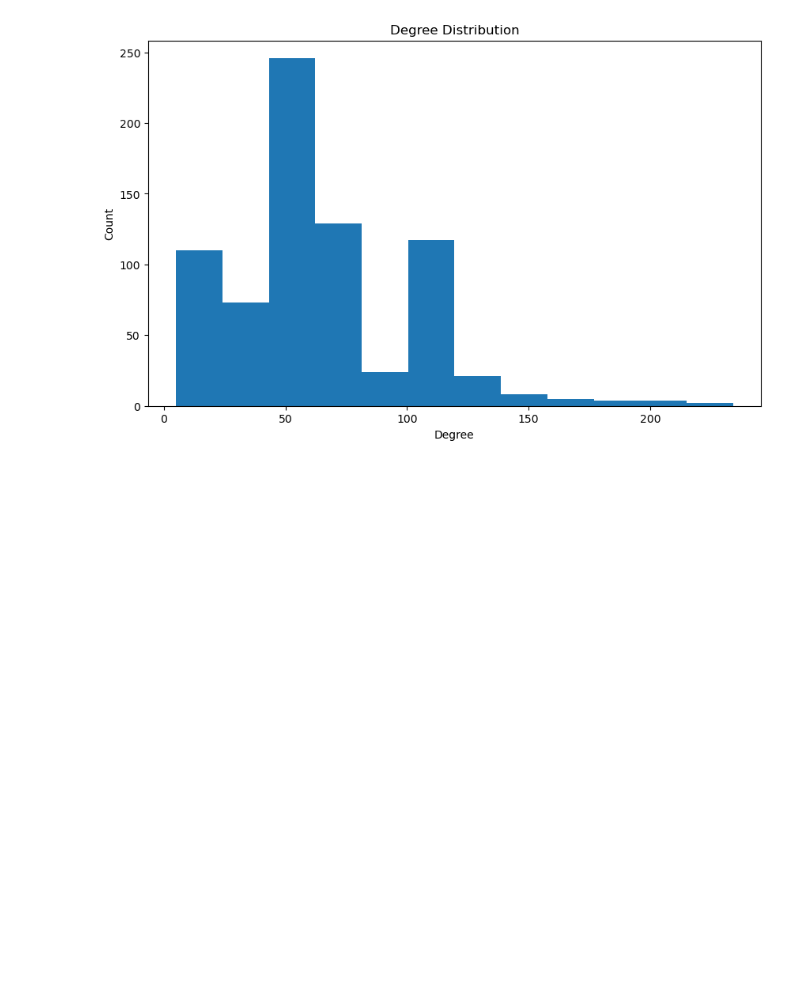
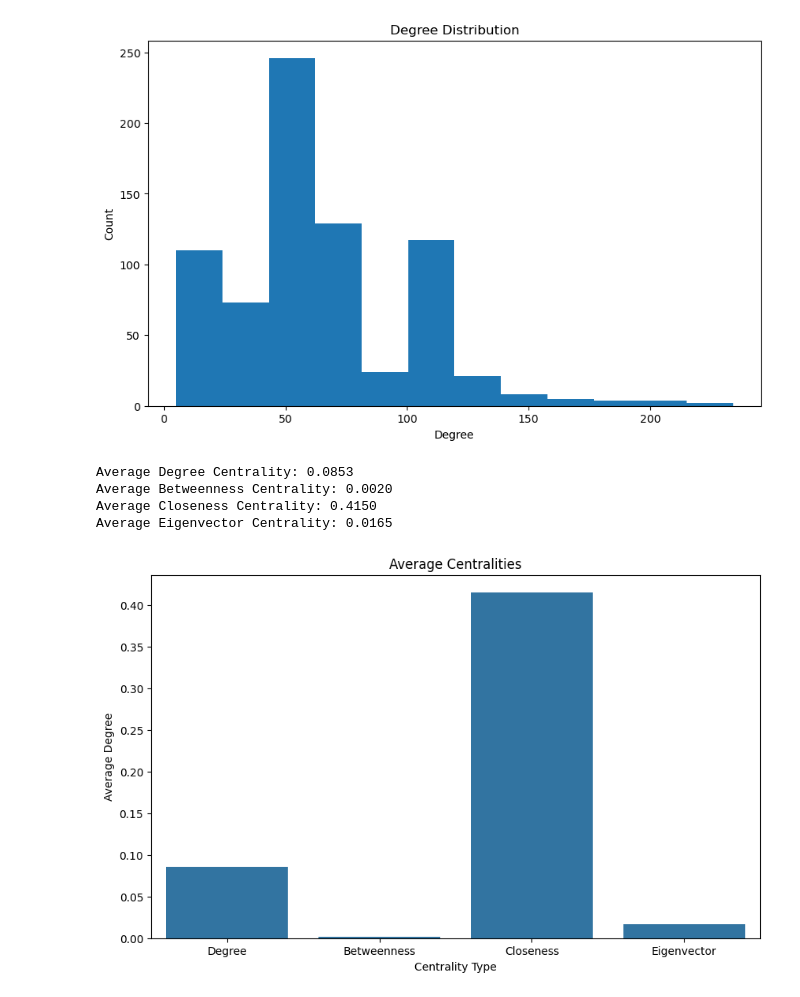
Before and after one commit to meteor123456/Spotify-Artist-Cooccurence, a Jupyter notebook: analysis.ipynb, the cells around one changed output. Drawn from its saved outputs; the diff is of its cells as text; code cells hidden in the pictures; blank space fills up the shorter version.

Commit message:
updated analysis notebook with centrality analyses

```diff
--- a/analysis.ipynb
+++ b/analysis.ipynb
@@ -39,3 +39,34 @@ plt.title("Degree Distribution")
 plt.show()
 # %% [output]
 [figure]
+# %%
+g = nx.read_graphml("/content/artists_graph_connected_30.graphml")
+
+degree_centrality = nx.degree_centrality(g)
+betweenness_centrality = nx.betweenness_centrality(g)
+closeness_centrality = nx.closeness_centrality(g)
+eigenvector_centrality = nx.eigenvector_centrality(g)
+
+average_degree_centrality = np.mean(list(degree_centrality.values()))
+average_betweenness_centrality = np.mean(list(betweenness_centrality.values()))
+average_closeness_centrality = np.mean(list(closeness_centrality.values()))
+average_eigenvector_centrality = np.mean(list(eigenvector_centrality.values()))
+
+print(f"Average Degree Centrality: {average_degree_centrality:.4f}")
+print(f"Average Betweenness Centrality: {average_betweenness_centrality:.4f}")
+print(f"Average Closeness Centrality: {average_closeness_centrality:.4f}")
+print(f"Average Eigenvector Centrality: {average_eigenvector_centrality:.4f}")
+# %% [output]
+Average Degree Centrality: 0.0853
+Average Betweenness Centrality: 0.0020
+Average Closeness Centrality: 0.4150
+Average Eigenvector Centrality: 0.0165
+# %%
+plt.figure(figsize=(10, 6))
+sns.barplot(x='Centrality', y='Average Value', data=centralities_df)
+plt.xlabel("Centrality Type")
+plt.ylabel("Average Degree")
+plt.title("Average Centralities")
+plt.show()
+# %% [output]
+[figure, added]
```
Also changed, not shown: parts of 4 cells of this notebook.
